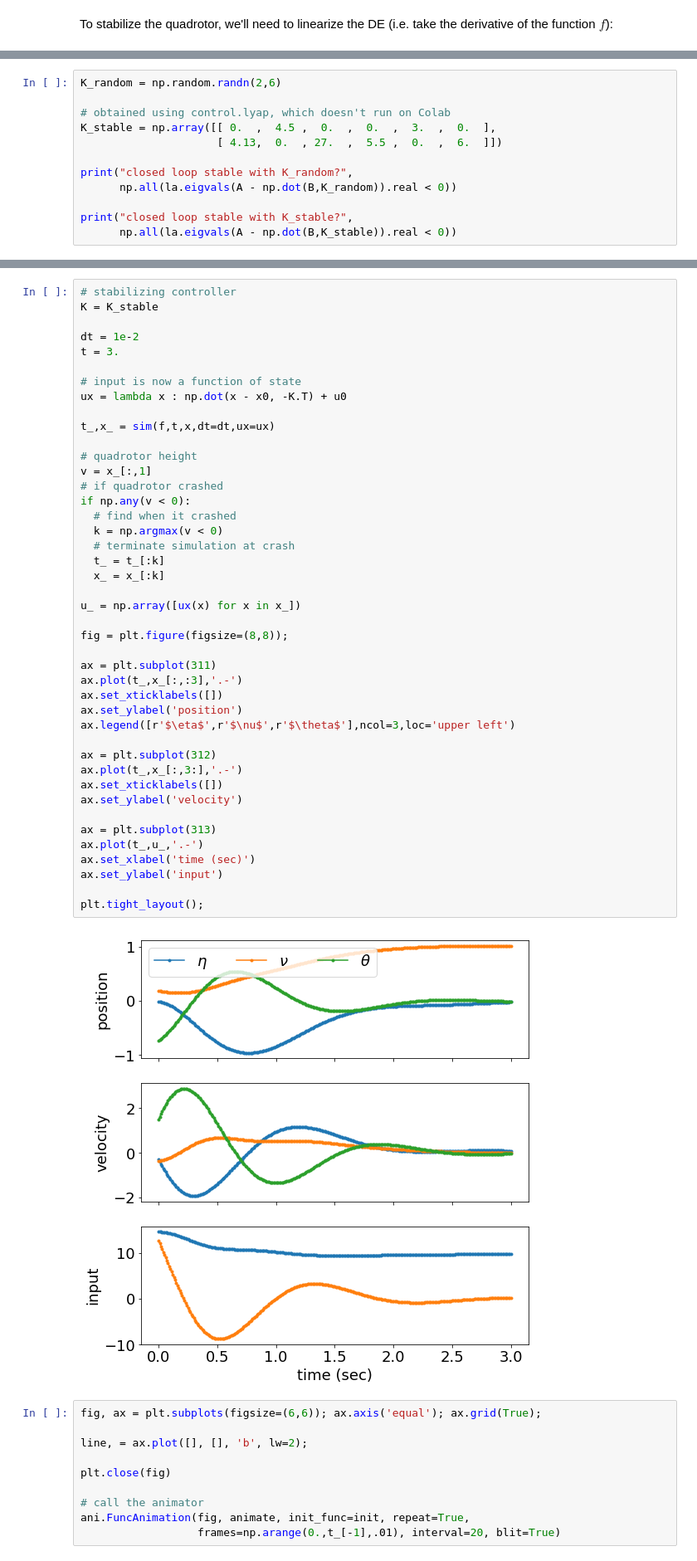
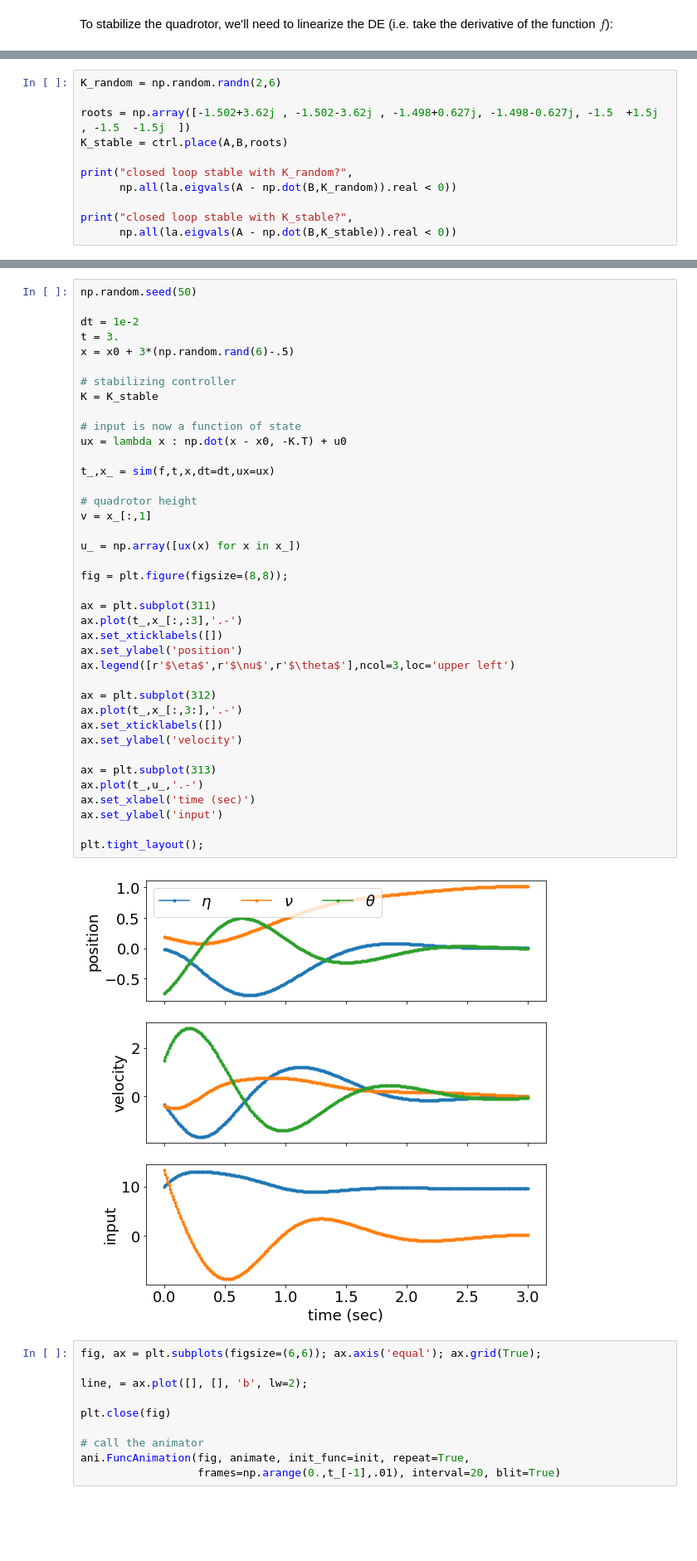
Before and after one commit to sburden/447-19fa, a Jupyter notebook: 447_lec_examples.ipynb, the cells around one changed output, grey strips where cells are left out. Shown at 83% size. Saved outputs shown, nothing was run; the diff lists cells and outputs as text; blank space fills up the shorter version.

```diff
--- a/447_lec_examples.ipynb
+++ b/447_lec_examples.ipynb
@@ -912,9 +905,8 @@ A =
 # %%
 K_random = np.random.randn(2,6)
 
-# obtained using control.lyap, which doesn't run on Colab
-K_stable = np.array([[ 0.  ,  4.5 ,  0.  ,  0.  ,  3.  ,  0.  ],
-                     [ 4.13,  0.  , 27.  ,  5.5 ,  0.  ,  6.  ]])
+roots = np.array([-1.502+3.62j , -1.502-3.62j , -1.498+0.627j, -1.498-0.627j, -1.5  +1.5j  , -1.5  -1.5j  ])
+K_stable = ctrl.place(A,B,roots)
 
 print("closed loop stable with K_random?",
       np.all(la.eigvals(A - np.dot(B,K_random)).real < 0))
@@ -987,50 +977,46 @@ ani.FuncAnimation(fig, animate, init_func=init, repeat=True,
 # %% [output]
 Output hidden; open in https://colab.research.google.com to view.
 # %%
-# stabilizing controller
-K = K_stable
+np.random.seed(50)
 
 dt = 1e-2
 t = 3.
+x = x0 + 3*(np.random.rand(6)-.5)
+
+# stabilizing controller
+K = K_stable
 
 # input is now a function of state
 ux = lambda x : np.dot(x - x0, -K.T) + u0
 
 t_,x_ = sim(f,t,x,dt=dt,ux=ux)
 
 # quadrotor height
 v = x_[:,1]
-# if quadrotor crashed
-if np.any(v < 0):
-  # find when it crashed
-  k = np.argmax(v < 0)
-  # terminate simulation at crash
-  t_ = t_[:k]
-  x_ = x_[:k]
 
 u_ = np.array([ux(x) for x in x_])
 
 fig = plt.figure(figsize=(8,8));
 
 ax = plt.subplot(311)
 ax.plot(t_,x_[:,:3],'.-')
 ax.set_xticklabels([])
 ax.set_ylabel('position')
 ax.legend([r'$\eta$',r'$\nu$',r'$\theta$'],ncol=3,loc='upper left')
 
 ax = plt.subplot(312)
 ax.plot(t_,x_[:,3:],'.-')
 ax.set_xticklabels([])
 ax.set_ylabel('velocity')
 
 ax = plt.subplot(313)
 ax.plot(t_,u_,'.-')
 ax.set_xlabel('time (sec)')
 ax.set_ylabel('input')
 
 plt.tight_layout();
 # %% [output]
-[figure, old version]
+[figure, new version]
 # %%
 fig, ax = plt.subplots(figsize=(6,6)); ax.axis('equal'); ax.grid(True);
 
```
Also changed, not shown: parts of 5 cells of this notebook, 5 other files.
